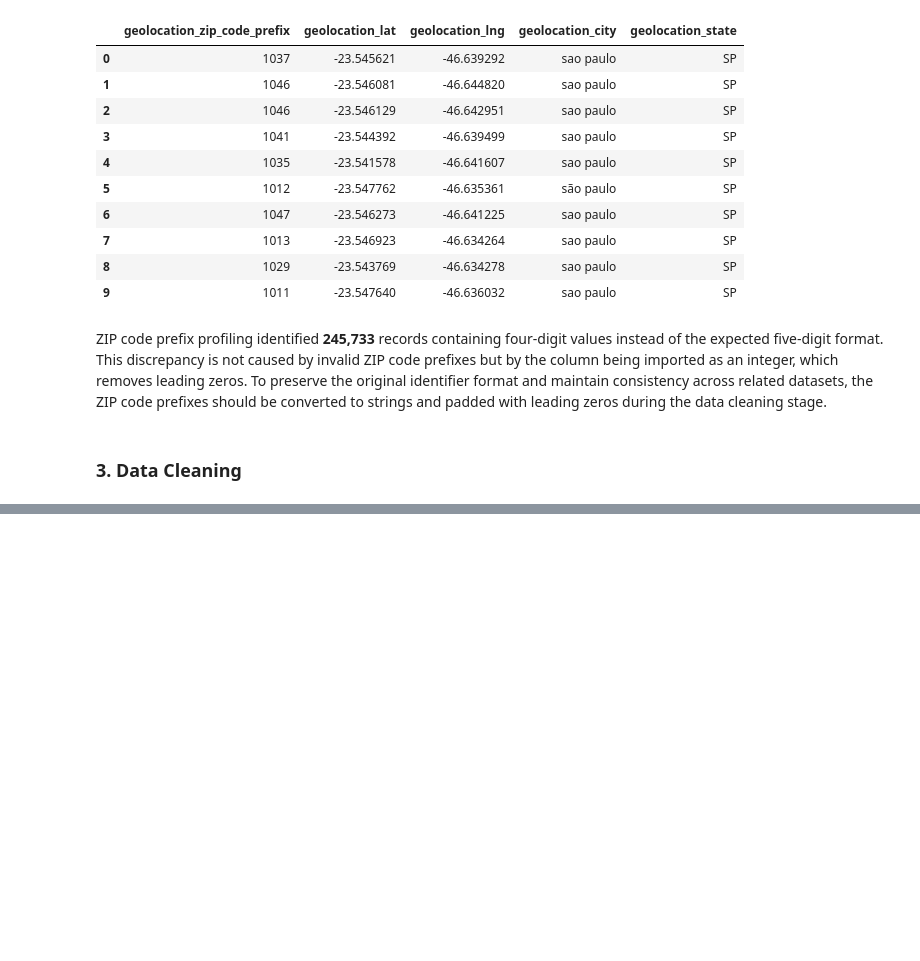
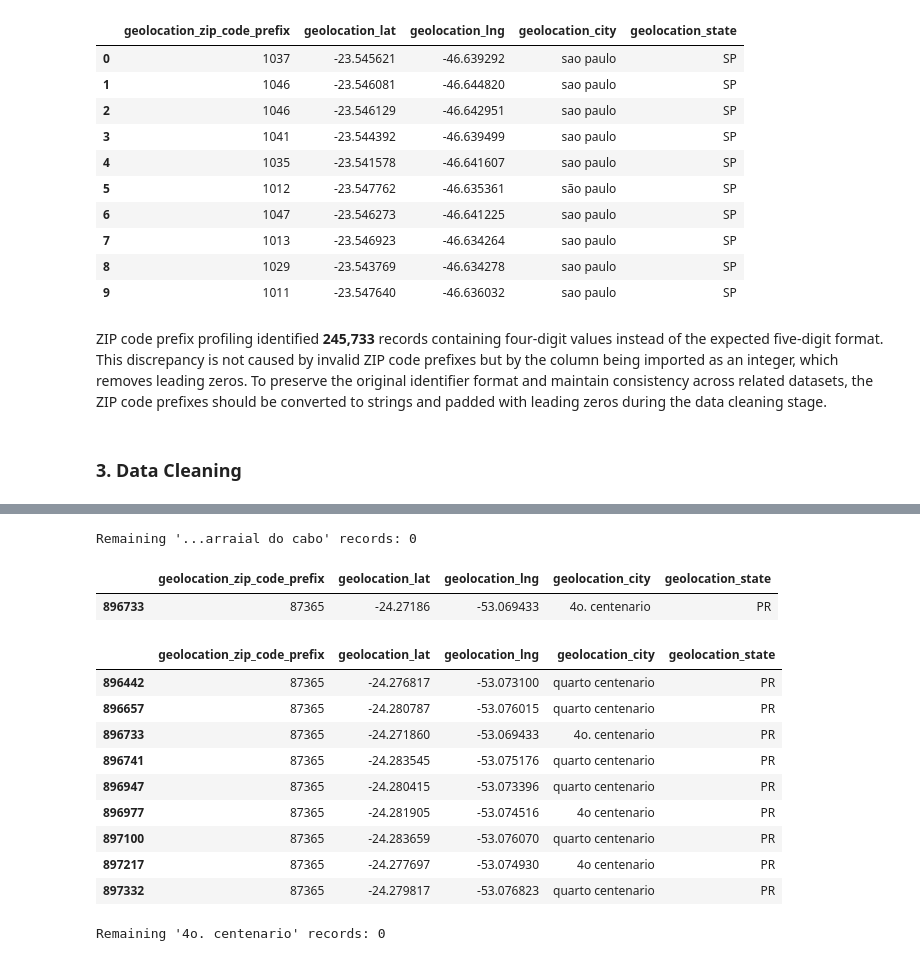
Before and after one commit to Mamello01/e-commerce, a Jupyter notebook: 02_data_preparation/geolocation_preparation.ipynb, the cells around one changed output, grey strips where cells are left out. Cells and saved outputs as stored; diff of their text form; code cells hidden in the pictures; blank space fills up the shorter version.

```diff
--- a/02_data_preparation/geolocation_preparation.ipynb
+++ b/02_data_preparation/geolocation_preparation.ipynb
@@ -905,0 +1238,66 @@ geolocation_df.to_csv(
+# %%
+# Remove stray leading punctuation from city name
+geolocation_df["geolocation_city"] = (
+    geolocation_df["geolocation_city"]
+    .replace({
+        "...arraial do cabo": "arraial do cabo"
+    })
+)
+# %%
+# Validate correction of the malformed city name
+remaining_malformed_city = geolocation_df[
+    geolocation_df["geolocation_city"] == "...arraial do cabo"
+]
+
+print(
+    f"Remaining '...arraial do cabo' records: "
+    f"{len(remaining_malformed_city)}"
+)
+# %% [output]
+Remaining '...arraial do cabo' records: 0
+# %%
+# Investigate the city value containing a numeric designation
+fourth_centenario = geolocation_df[
+    geolocation_df["geolocation_city"] == "4o. centenario"
+]
+
+fourth_centenario[
+    [
+        "geolocation_zip_code_prefix",
+        "geolocation_lat",
+        "geolocation_lng",
+        "geolocation_city",
+        "geolocation_state"
+    ]
+]
+# %% [output]
+|  | geolocation_zip_code_prefix | geolocation_lat | geolocation_lng | geolocation_city | geolocation_state |
+| 896733 | 87365 | -24.27186 | -53.069433 | 4o. centenario | PR |
+# %%
+# Inspect other records sharing the same ZIP prefix
+fourth_zip = fourth_centenario[
+    "geolocation_zip_code_prefix"
+].iloc[0]
+
+geolocation_df[
+    geolocation_df["geolocation_zip_code_prefix"] == fourth_zip
+][
+    [
+        "geolocation_zip_code_prefix",
+        "geolocation_lat",
+        "geolocation_lng",
+        "geolocation_city",
+        "geolocation_state"
+    ]
+].drop_duplicates()
+# %% [output]
+|  | geolocation_zip_code_prefix | geolocation_lat | geolocation_lng | geolocation_city | geolocation_state |
+| 896442 | 87365 | -24.276817 | -53.073100 | quarto centenario | PR |
+| 896657 | 87365 | -24.280787 | -53.076015 | quarto centenario | PR |
+| 896733 | 87365 | -24.271860 | -53.069433 | 4o. centenario | PR |
+| 896741 | 87365 | -24.283545 | -53.075176 | quarto centenario | PR |
+| 896947 | 87365 | -24.280415 | -53.073396 | quarto centenario | PR |
+| 896977 | 87365 | -24.281905 | -53.074516 | 4o centenario | PR |
+| 897100 | 87365 | -24.283659 | -53.076070 | quarto centenario | PR |
+| 897217 | 87365 | -24.277697 | -53.074930 | 4o centenario | PR |
+| 897332 | 87365 | -24.279817 | -53.076823 | quarto centenario | PR |
@@ -905,0 +1312,12 @@ geolocation_df.to_csv(
+# %%
+# Validate that the abbreviated city name has been corrected
+remaining_fourth_centenario = geolocation_df[
+    geolocation_df["geolocation_city"] == "4o. centenario"
+]
+
+print(
+    f"Remaining '4o. centenario' records: "
+    f"{len(remaining_fourth_centenario)}"
+)
+# %% [output]
+Remaining '4o. centenario' records: 0
```
Also changed, not shown: parts of 88 cells of this notebook, 1 other file.
